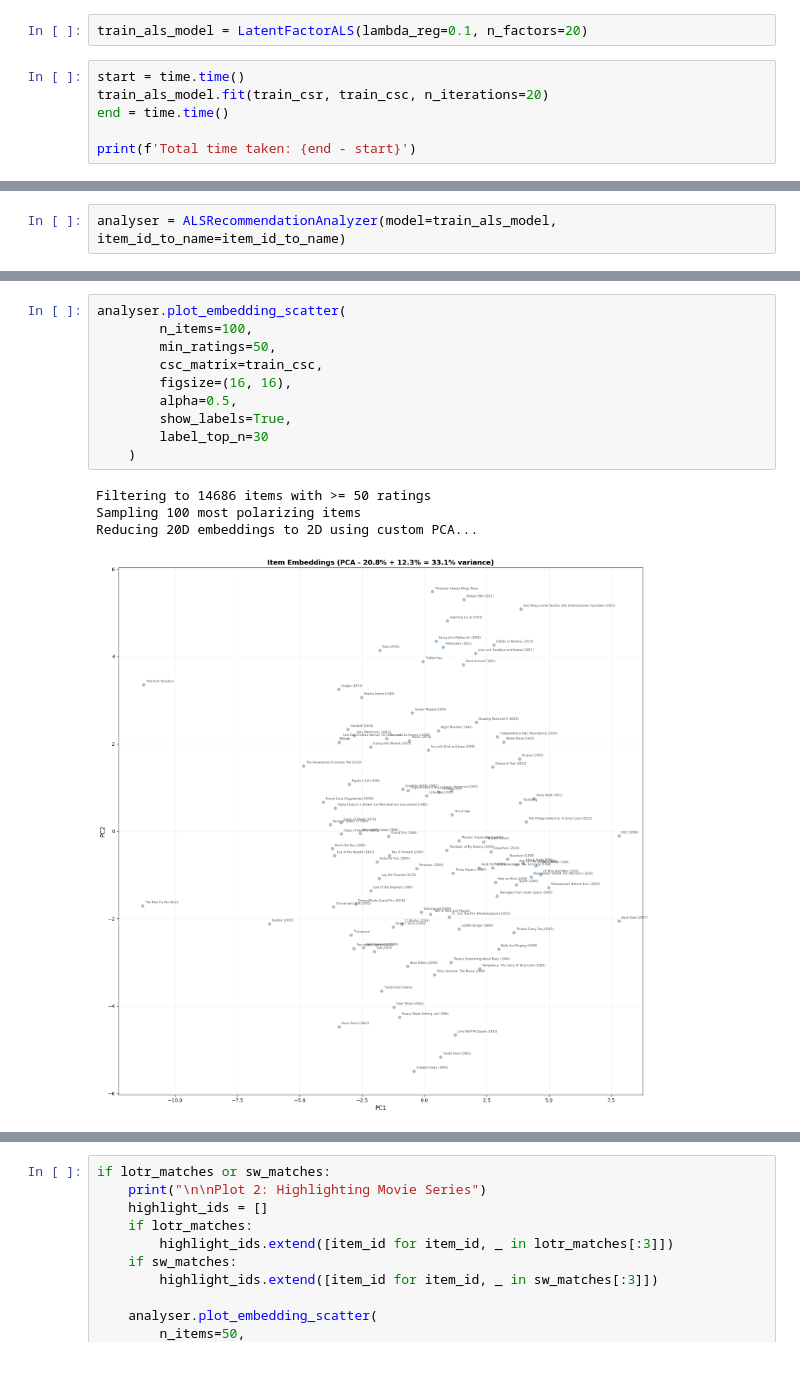
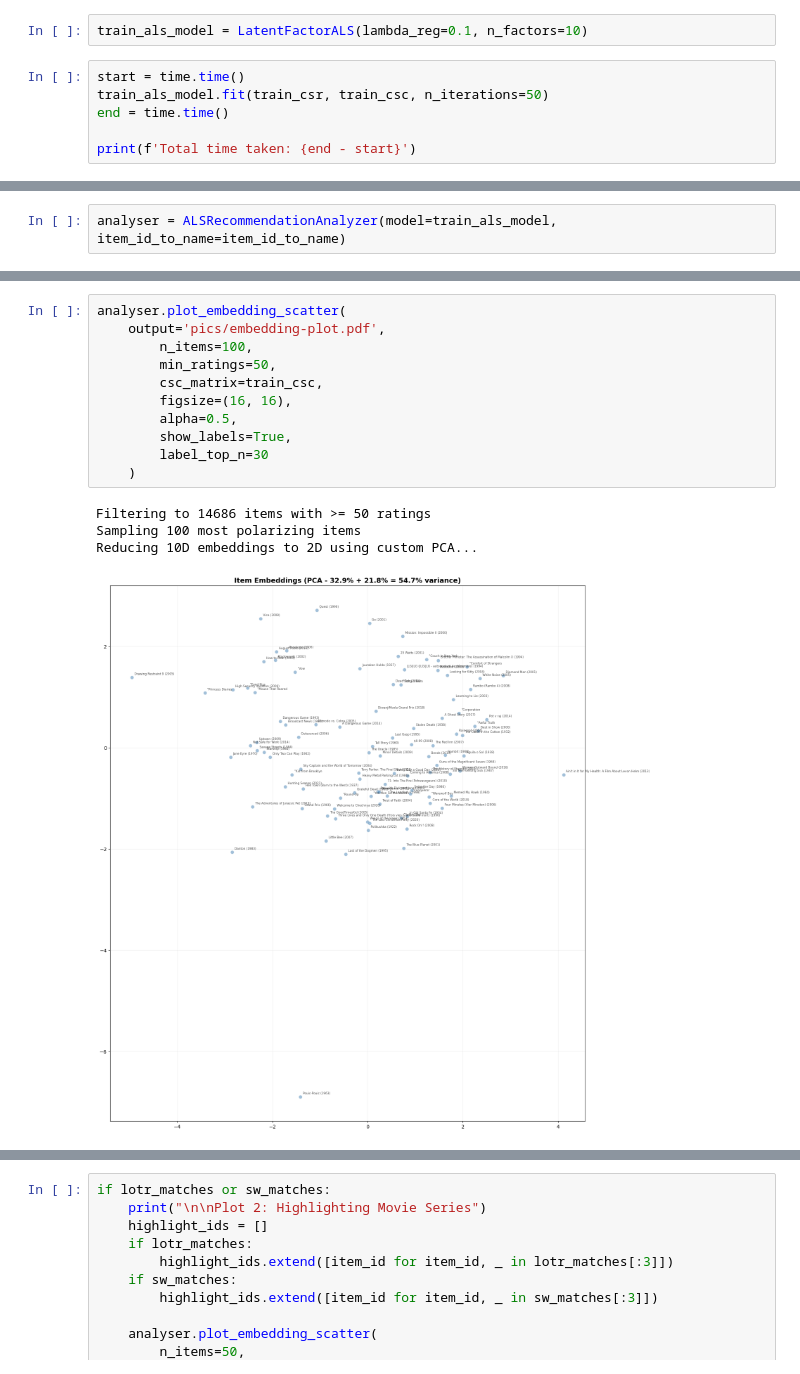
Before and after one commit to Abdulrasheed1729/rekomenda, a Jupyter notebook: notebooks/testing-model.ipynb, the cells around one changed output, grey strips where cells are left out. Drawn from its saved outputs; the diff is of its cells as text.

```diff
--- a/notebooks/testing-model.ipynb
+++ b/notebooks/testing-model.ipynb
@@ -32,10 +32,10 @@ Sparsity: 0.159%
 ✓ Data loaded successfully with chunked processing
 ✓ Memory efficient: Processed 32,000,204 ratings in chunks of 1,000,000
 # %%
-train_als_model = LatentFactorALS(lambda_reg=0.1, n_factors=20)
+train_als_model = LatentFactorALS(lambda_reg=0.1, n_factors=10)
 # %%
 start = time.time()
-train_als_model.fit(train_csr, train_csc, n_iterations=20)
+train_als_model.fit(train_csr, train_csc, n_iterations=50)
 end = time.time()
 
 print(f'Total time taken: {end - start}')
@@ -174,15 +174,16 @@ for i, stat in enumerate(stats, 1):
 # %%
 analyser.plot_embedding_scatter(
+    output='pics/embedding-plot.pdf',
         n_items=100,
         min_ratings=50,
         csc_matrix=train_csc,
         figsize=(16, 16),
         alpha=0.5,
         show_labels=True,
         label_top_n=30
     )
 # %% [output]
 Filtering to 14686 items with >= 50 ratings
 Sampling 100 most polarizing items
-Reducing 20D embeddings to 2D using custom PCA...
+Reducing 10D embeddings to 2D using custom PCA...
-[figure, old version]
+[figure, new version]
```
Also changed, not shown: parts of 6 cells of this notebook, 12 other files.
